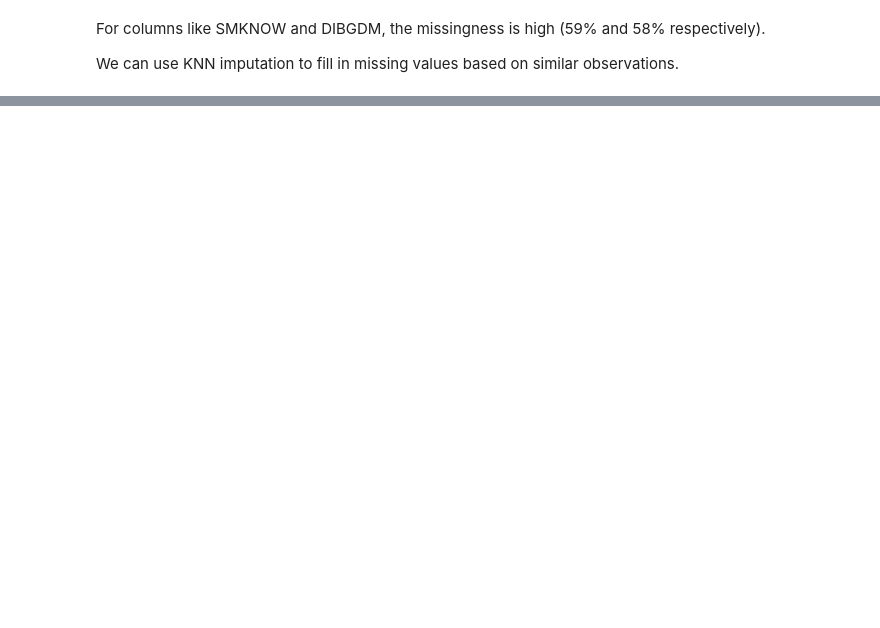
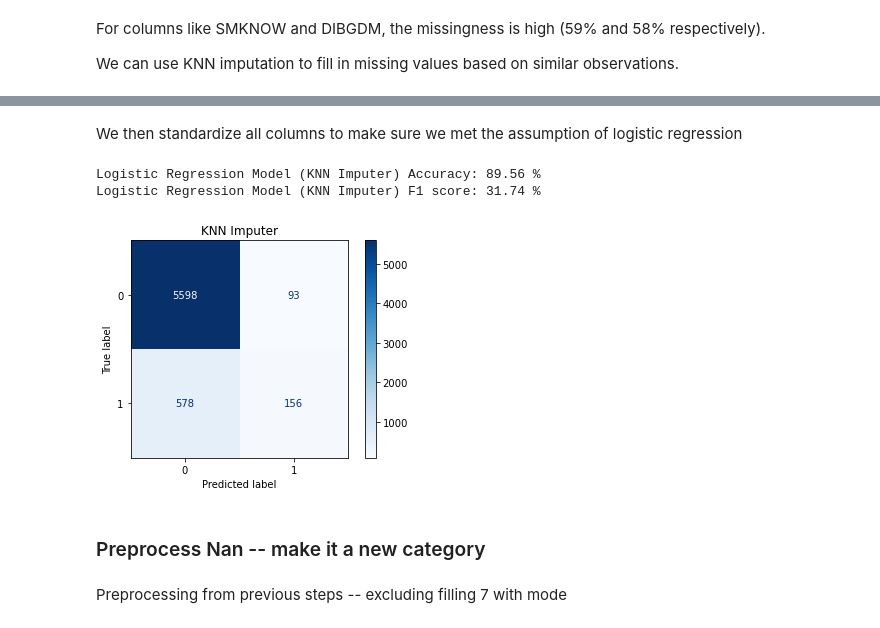
Before and after one commit to HLSL200/ORIE-5160-Midterm-Project, a Jupyter notebook: ORIE_5160_Midterm_Project.ipynb, the cells around one changed output, grey strips where cells are left out. Drawn from its saved outputs; the diff is of its cells as text; code cells hidden in the pictures; blank space fills up the shorter version.

```diff
--- a/ORIE_5160_Midterm_Project.ipynb
+++ b/ORIE_5160_Midterm_Project.ipynb
@@ -450,0 +483,2 @@ samadult_imputed
+# %% [markdown]
+We then standardize all columns to make sure we met the assumption of logistic regression
@@ -450,0 +491,42 @@ samadult_imputed
+# %%
+X = samadult_imputed.drop('DIBEV1', axis=1)
+y = samadult_imputed['DIBEV1']
+
+# Scale numerical features
+scaler = StandardScaler()
+X_scaled = scaler.fit_transform(X)
+
+# Split the dataset into training and testing sets (80% train, 20% test)
+X_train, X_test, y_train, y_test = train_test_split(X_scaled, y, test_size=0.2, random_state=42)
+
+# Create a Logistic Regression model
+model = LogisticRegression()
+
+# Train the model
+model.fit(X_train, y_train)
+
+accuracy = model.score(X_test, y_test)
+print(f"Logistic Regression Model (KNN Imputer) Accuracy: {round(accuracy*100, 2)} %")
+y_pred = model.predict(X_test)
+
+# Plot the confusion matrix
+cm = confusion_matrix(y_test, y_pred)
+TN, FP, FN, TP = cm.ravel()
+precision = TP / (TP + FP)
+recall = TP / (TP + FN)
+f1 = 2 * (precision * recall) / (precision + recall)
+print(f"Logistic Regression Model (KNN Imputer) F1 score: {round(f1*100, 2)} %")
+disp = ConfusionMatrixDisplay(confusion_matrix=cm)
+
+# Plotting the confusion matrix
+disp.plot(cmap=plt.cm.Blues)
+plt.title("KNN Imputer")
+plt.show()
+# %% [output]
+Logistic Regression Model (KNN Imputer) Accuracy: 89.56 %
+Logistic Regression Model (KNN Imputer) F1 score: 31.74 %
+[figure, added]
+# %% [markdown]
+### Preprocess Nan -- make it a new category
+# %% [markdown]
+Preprocessing from previous steps -- excluding filling 7 with mode
```
Also changed, not shown: parts of 27 cells of this notebook.
